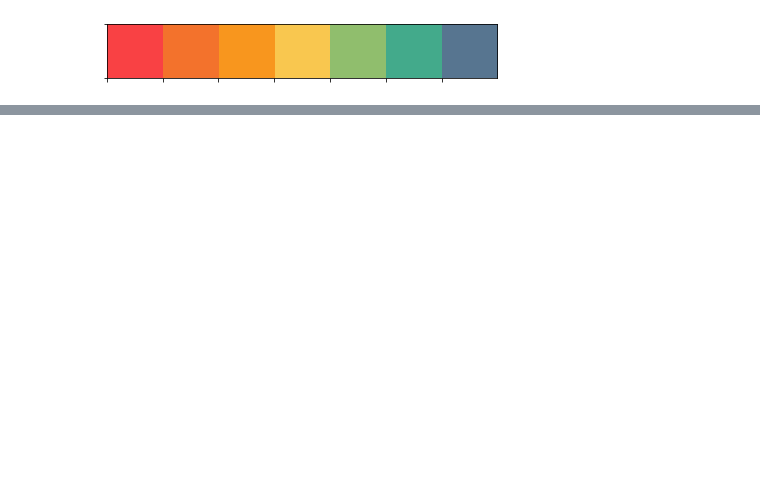
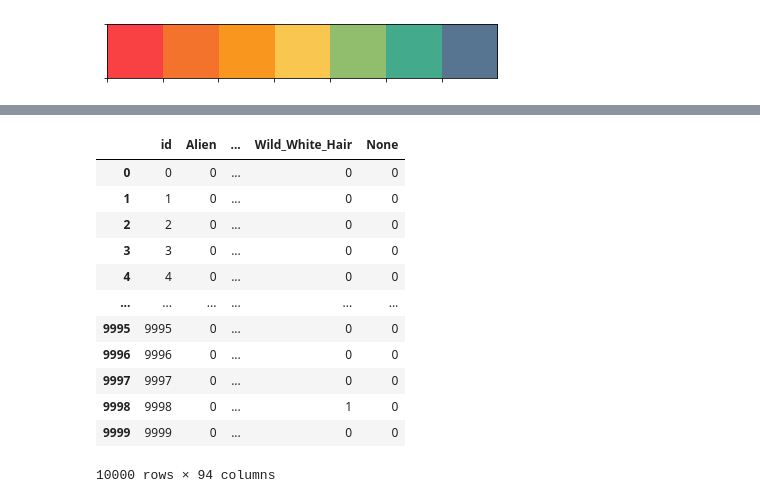
Before and after one commit to Jroc561/Model-Tester, a Jupyter notebook: research.ipynb, the cells around one changed output, grey strips where cells are left out. Saved outputs shown, nothing was run; the diff lists cells and outputs as text; code cells hidden in the pictures; blank space fills up the shorter version.

```diff
--- a/research.ipynb
+++ b/research.ipynb
@@ -114,0 +86,17 @@ sns.palplot(color)
+# %%
+punk_ohe = pd.read_csv("flask-backend/data/cryptopunks_ohe.csv")
+punk_ohe
+# %% [output]
+|  | id | Alien | ... | Wild_White_Hair | None |
+| 0 | 0 | 0 | ... | 0 | 0 |
+| 1 | 1 | 0 | ... | 0 | 0 |
+| 2 | 2 | 0 | ... | 0 | 0 |
+| 3 | 3 | 0 | ... | 0 | 0 |
+| 4 | 4 | 0 | ... | 0 | 0 |
+| ... | ... | ... | ... | ... | ... |
+| 9995 | 9995 | 0 | ... | 0 | 0 |
+| 9996 | 9996 | 0 | ... | 0 | 0 |
+| 9997 | 9997 | 0 | ... | 0 | 0 |
+| 9998 | 9998 | 0 | ... | 1 | 0 |
+| 9999 | 9999 | 0 | ... | 0 | 0 |
+10000 rows × 94 columns
```
Also changed, not shown: parts of 20 cells of this notebook, 2 other files.
